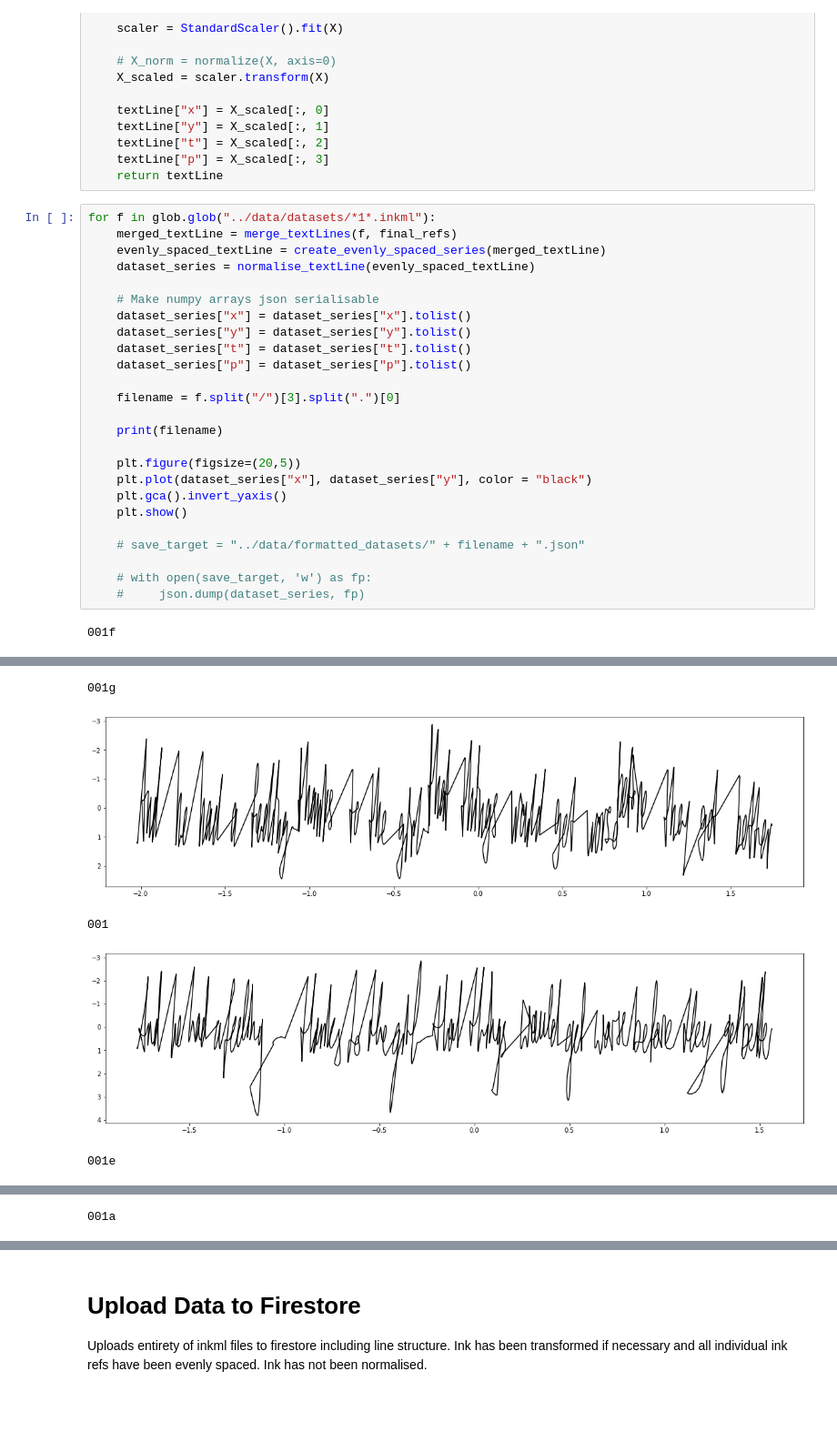
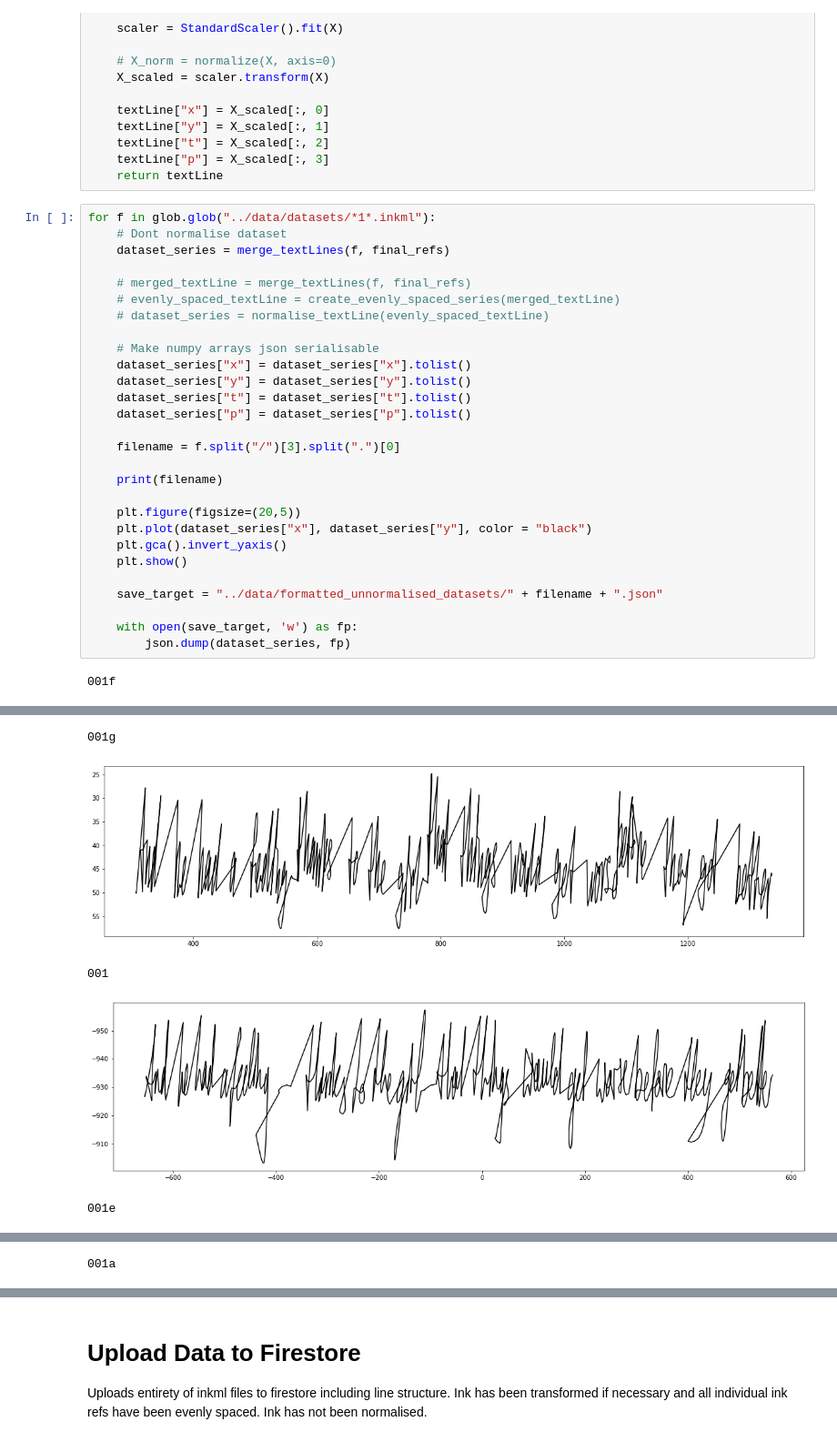
Before and after one commit to CustardTart32/digital-pen-backend, a Jupyter notebook: notebooks/read_xml.ipynb, the cells around one changed output, grey strips where cells are left out. Shown at 91% size. Cells and saved outputs as stored; diff of their text form; blank space fills up the shorter version.

```diff
--- a/notebooks/read_xml.ipynb
+++ b/notebooks/read_xml.ipynb
@@ -479,9 +479,12 @@ def normalise_textLine(textLine):
     return textLine
 # %%
 for f in glob.glob("../data/datasets/*1*.inkml"):
-    merged_textLine = merge_textLines(f, final_refs)
-    evenly_spaced_textLine = create_evenly_spaced_series(merged_textLine)
-    dataset_series = normalise_textLine(evenly_spaced_textLine)
+    # Dont normalise dataset
+    dataset_series = merge_textLines(f, final_refs)
+
+    # merged_textLine = merge_textLines(f, final_refs)
+    # evenly_spaced_textLine = create_evenly_spaced_series(merged_textLine)
+    # dataset_series = normalise_textLine(evenly_spaced_textLine)
 
     # Make numpy arrays json serialisable
     dataset_series["x"] = dataset_series["x"].tolist()
@@ -498,9 +501,9 @@ for f in glob.glob("../data/datasets/*1*.inkml"):
     plt.gca().invert_yaxis()
     plt.show()
 
-    # save_target = "../data/formatted_datasets/" + filename + ".json"
+    save_target = "../data/formatted_unnormalised_datasets/" + filename + ".json"
 
-    # with open(save_target, 'w') as fp:
-    #     json.dump(dataset_series, fp)
+    with open(save_target, 'w') as fp:
+        json.dump(dataset_series, fp)
 # %% [output]
 001f
@@ -508,5 +511,5 @@ for f in glob.glob("../data/datasets/*1*.inkml"):
 001g
-[figure, old version]
+[figure, new version]
 001
-[figure, old version]
+[figure, new version]
 001e
```
Also changed, not shown: parts of 1 cell of this notebook, 34 other files.
